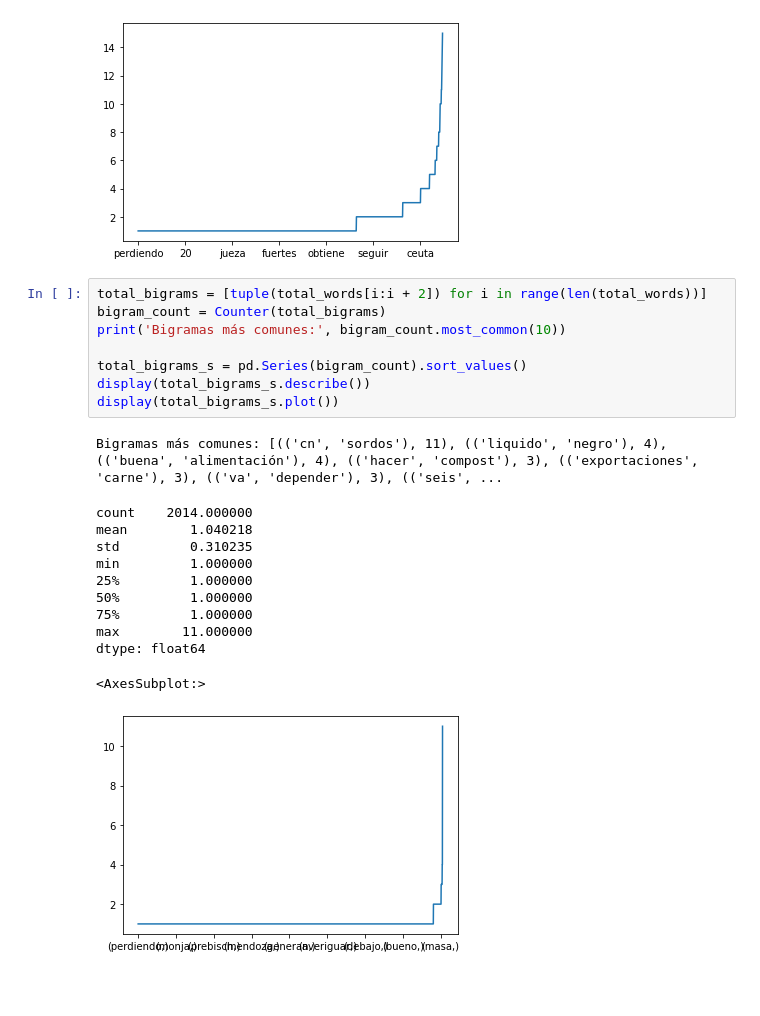
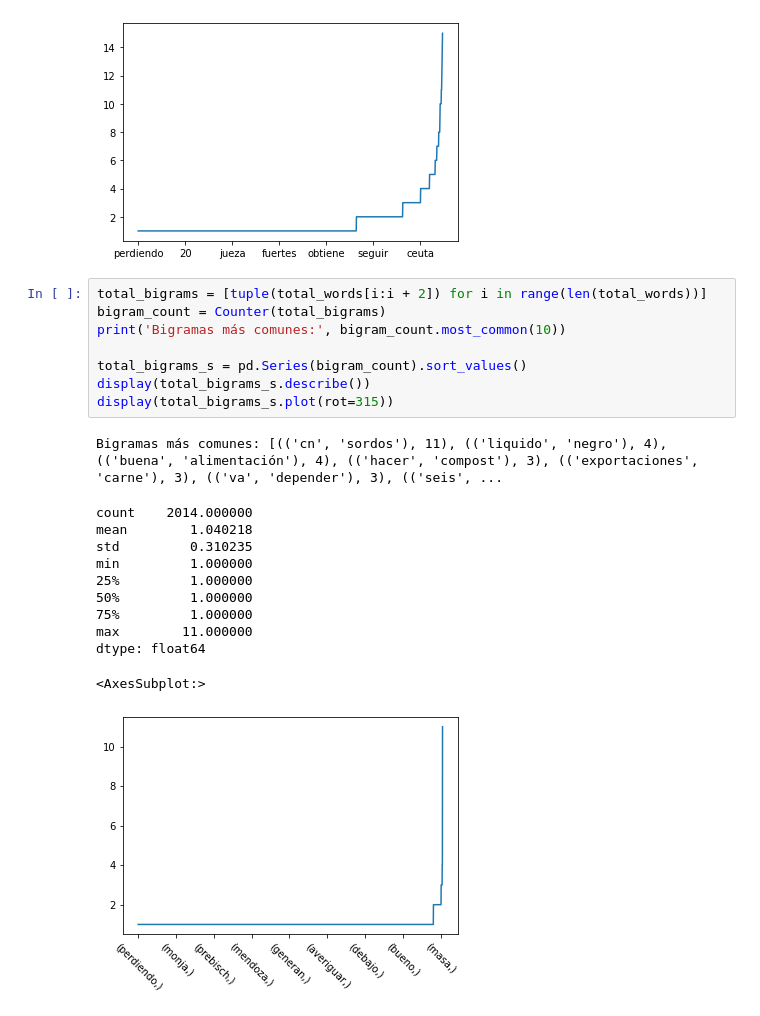
Before and after one commit to midusi/LSA-T, a Jupyter notebook: subtitles-analysis.ipynb, the cells around one changed output. Drawn from its saved outputs; the diff is of its cells as text; blank space fills up the shorter version.

```diff
--- a/subtitles-analysis.ipynb
+++ b/subtitles-analysis.ipynb
@@ -119,21 +119,21 @@ dtype: float64
 # %%
 total_bigrams = [tuple(total_words[i:i + 2]) for i in range(len(total_words))]
 bigram_count = Counter(total_bigrams)
 print('Bigramas más comunes:', bigram_count.most_common(10))
 
 total_bigrams_s = pd.Series(bigram_count).sort_values()
 display(total_bigrams_s.describe())
-display(total_bigrams_s.plot())
+display(total_bigrams_s.plot(rot=315))
 # %% [output]
 Bigramas más comunes: [(('cn', 'sordos'), 11), (('liquido', 'negro'), 4), (('buena', 'alimentación'), 4), (('hacer', 'compost'), 3), (('exportaciones', 'carne'), 3), (('va', 'depender'), 3), (('seis', ...
 count    2014.000000
 mean        1.040218
 std         0.310235
 min         1.000000
 25%         1.000000
 50%         1.000000
 75%         1.000000
 max        11.000000
 dtype: float64
 <AxesSubplot:>
-[figure, old version]
+[figure, new version]
```
